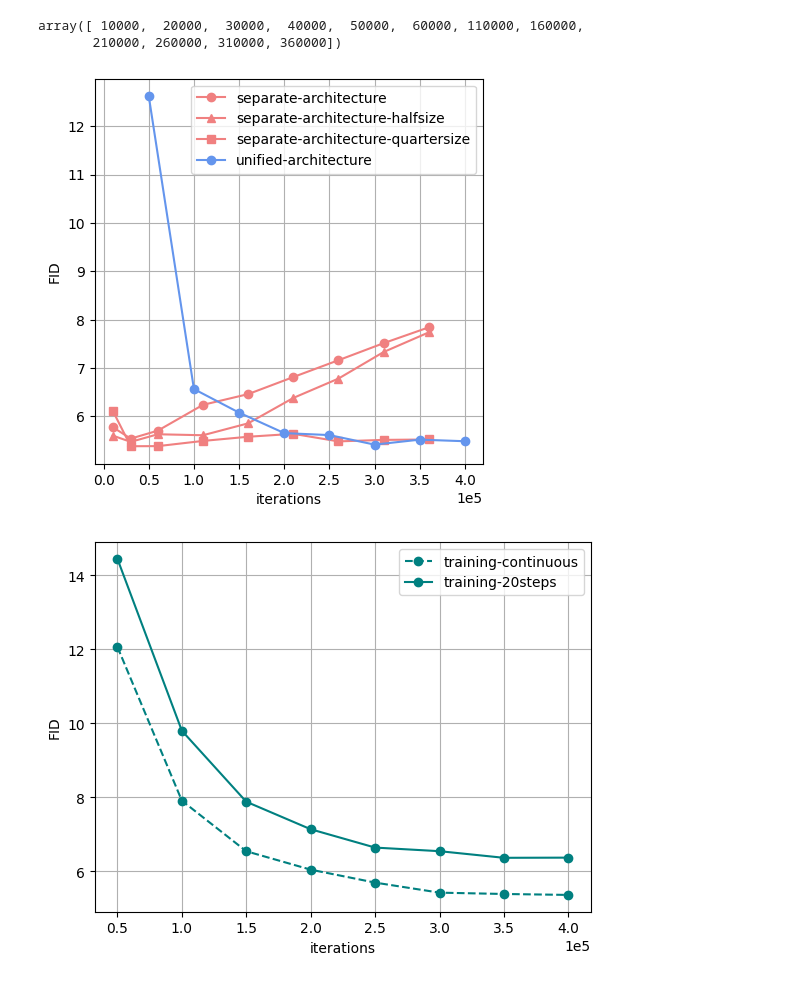
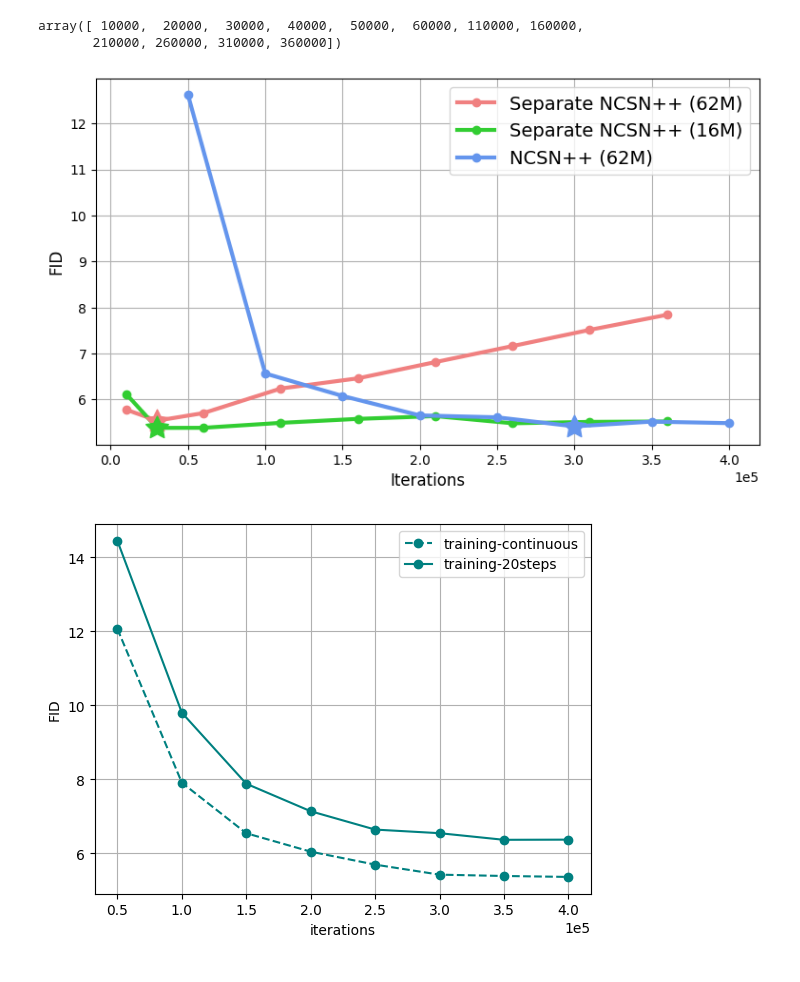
Before and after one commit to LucasYFL/dpm-solver, a Jupyter notebook: example_v2/score_sde_pytorch/jupyter/plot.ipynb, the cells around one changed output. Cells and saved outputs as stored; diff of their text form; code cells hidden in the pictures.

```diff
--- a/example_v2/score_sde_pytorch/jupyter/plot.ipynb
+++ b/example_v2/score_sde_pytorch/jupyter/plot.ipynb
@@ -330,43 +330,45 @@ all_dict['i2']["data"] = np.array([5.7812867, 5.542559,5.70707, 6.240726, 6.4625
 all_dict['i2h']["data"] = np.array([5.60579, 5.4752817, 5.6325665, 5.6123238, 5.8585324, 6.3832846, 6.783463, 7.3327866, 7.739013])
 all_dict['i2q']["data"] = np.array([6.1233387, 5.3853784, 5.3872833, 5.494751, 5.5811815, 5.6413307, 5.4852867, 5.5161967, 5.524685])
 
 # all_dict['i2']["data"] = np.array([6.240726, 6.462518, 6.815167, 7.1633635, 7.5156684, 7.843044])
 # all_dict['i2h']["data"] = np.array([ 5.6123238, 5.8585324, 6.3832846, 6.783463, 7.3327866, 7.739013])
 # all_dict['i2q']["data"] = np.array([5.494751, 5.5811815, 5.6413307, 5.4852867, 5.5161967, 5.524685])
 
 iteration2 = np.array([1, 3]+list(range(6,41,5))) * 10000
 
 all_dict['i2']["iteration"] = iteration2
 all_dict['i2h']["iteration"] = iteration2
 all_dict['i2q']["iteration"] = iteration2
 
-fig = plt.figure(figsize=(5,5))
+fig = plt.figure(figsize=(9,5))
 ax = plt.subplot(111)
 
 # ax.plot(all_dict['i0']['iteration'], all_dict['i0']['data'], linestyle='-', linewidth=2.0, marker='o', color = "lightcoral", label='separate-architecture')
 # ax.plot(all_dict['c0']['iteration'], all_dict['c0']['data'], linestyle='-', linewidth=2.0, marker='o', color = "cornflowerblue", label='unified-architecture')
 
 # ax.plot(all_dict['i1']['iteration'], all_dict['i1']['data'], linestyle='-', linewidth=2.0, marker='o', color = "lightcoral", label='separate-architecture')
 # ax.plot(all_dict['c1']['iteration'], all_dict['c1']['data'], linestyle='-', linewidth=2.0, marker='o', color = "cornflowerblue", label='unified-architecture')
 
-ax.plot(all_dict['i2']['iteration'], all_dict['i2']['data'], linestyle='-', marker='o', color = "lightcoral", label='separate-architecture')
-ax.plot(all_dict['i2h']['iteration'], all_dict['i2h']['data'], linestyle='-', marker='^', color = "lightcoral", label='separate-architecture-halfsize')
-ax.plot(all_dict['i2q']['iteration'], all_dict['i2q']['data'], linestyle='-', marker='s', color = "lightcoral", label='separate-architecture-quartersize')
-ax.plot(all_dict['c2']['iteration'], all_dict['c2']['data'], linestyle='-', marker='o', color = "cornflowerblue", label='unified-architecture')
-
+ax.plot(all_dict['i2']['iteration'], all_dict['i2']['data'], linestyle='-', linewidth=3.0, marker='o', color = "lightcoral", label='Separate NCSN++ (62M)')
+# ax.plot(all_dict['i2h']['iteration'], all_dict['i2h']['data'], linestyle='-', marker='^', color = "lightcoral", label='Separate NCSN++ (35M)')
+ax.plot(all_dict['i2q']['iteration'], all_dict['i2q']['data'], linestyle='-', linewidth=3.0, marker='o', color = "limegreen", label='Separate NCSN++ (16M)')
+ax.plot(all_dict['c2']['iteration'], all_dict['c2']['data'], linestyle='-', linewidth=3.0, marker='o', color = "cornflowerblue", label='NCSN++ (62M)')
+ax.scatter(all_dict['i2']['iteration'][1], all_dict['i2']['data'][1], s=320, c="lightcoral", marker=(5, 1), zorder=10)
+ax.scatter(all_dict['i2q']['iteration'][1], all_dict['i2q']['data'][1], s=320, c="limegreen", marker=(5, 1), zorder=10)
+ax.scatter(all_dict['c2']['iteration'][5], all_dict['c2']['data'][5], s=320, c="cornflowerblue", marker=(5, 1), zorder=10)
 box = ax.get_position()
 # ax.set_position([box.x0, box.y0, box.width * 0.8, box.height])
 ax.ticklabel_format(style='sci', scilimits=(-1, 2), axis='x')
 # ax.legend(loc='center left', bbox_to_anchor=(1, 0.75))
-ax.legend()
+ax.legend(fontsize="14")
 #plt.xlabel("10k training iterations")
-ax.set_xlabel("iterations")
-ax.set_ylabel("FID")
+ax.set_xlabel("Iterations", fontsize="12")
+ax.set_ylabel("FID", fontsize="12")
 ax.grid()
 #plt.title("All timestep vs interval timestep")
 plt.savefig("analysis.png")
 # %% [output]
-[figure, old version]
+[figure, new version]
 # %%
 all_dict = {}
 all_dict['dpm'] = {}
```
Also changed, not shown: 7 other files.
